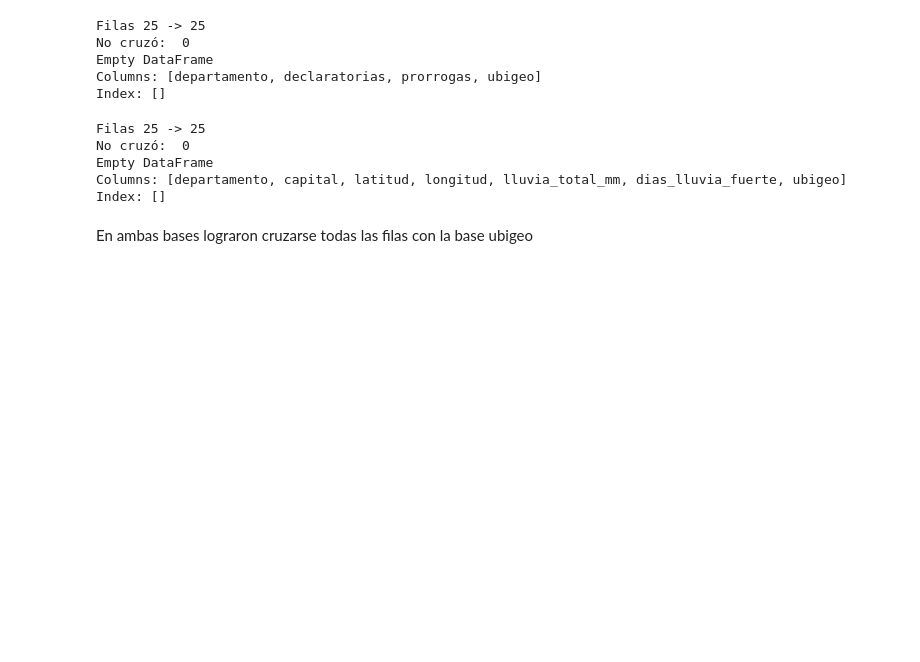
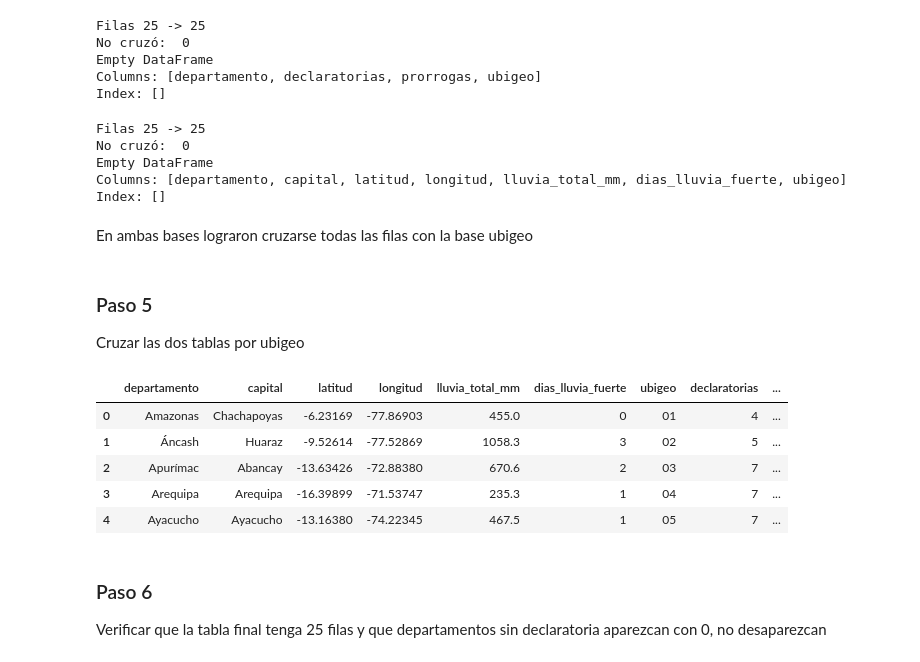
Before and after one commit to diegosimemirror/Grupo-3-Python-PUCP, a Jupyter notebook: assignment_2/cruce_analisis.ipynb, the cells around one changed output. Drawn from its saved outputs; the diff is of its cells as text; code cells hidden in the pictures; blank space fills up the shorter version.

Commit message:
Paso 5, 6 y 7 #16

```diff
--- a/assignment_2/cruce_analisis.ipynb
+++ b/assignment_2/cruce_analisis.ipynb
@@ -150,3 +167,26 @@ Columns: [departamento, capital, latitud, longitud, lluvia_total_mm, dias_lluvia
 Index: []
 # %% [markdown]
 En ambas bases lograron cruzarse todas las filas con la base ubigeo
+# %% [markdown]
+### Paso 5
+Cruzar las dos tablas por ubigeo
+# %%
+# Quitar el nombre en decretos para no duplicar la columna
+decretos_cruce = decretos_ubi.drop(columns="departamento")
+
+# Cruce por ubigeo de las dos tablas
+tabla_final = lluvias_ubi.merge(
+    decretos_cruce, on="ubigeo", how="outer", indicator=True
+)
+
+tabla_final.head()
+# %% [output]
+|  | departamento | capital | latitud | longitud | lluvia_total_mm | dias_lluvia_fuerte | ubigeo | declaratorias | ... |
+| 0 | Amazonas | Chachapoyas | -6.23169 | -77.86903 | 455.0 | 0 | 01 | 4 | ... |
+| 1 | Áncash | Huaraz | -9.52614 | -77.52869 | 1058.3 | 3 | 02 | 5 | ... |
+| 2 | Apurímac | Abancay | -13.63426 | -72.88380 | 670.6 | 2 | 03 | 7 | ... |
+| 3 | Arequipa | Arequipa | -16.39899 | -71.53747 | 235.3 | 1 | 04 | 7 | ... |
+| 4 | Ayacucho | Ayacucho | -13.16380 | -74.22345 | 467.5 | 1 | 05 | 7 | ... |
+# %% [markdown]
+### Paso 6
+Verificar que la tabla final tenga 25 filas y que departamentos sin declaratoria aparezcan con 0, no desaparezcan
```
Also changed, not shown: parts of 8 cells of this notebook, 3 other files.
